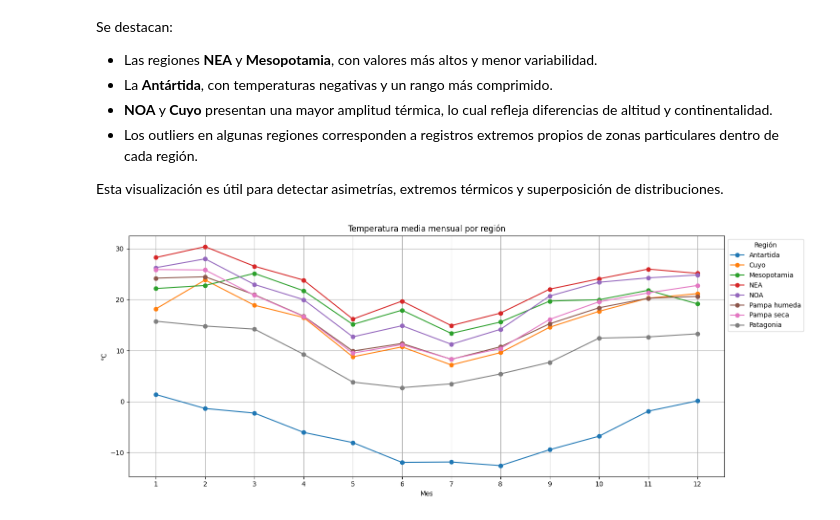
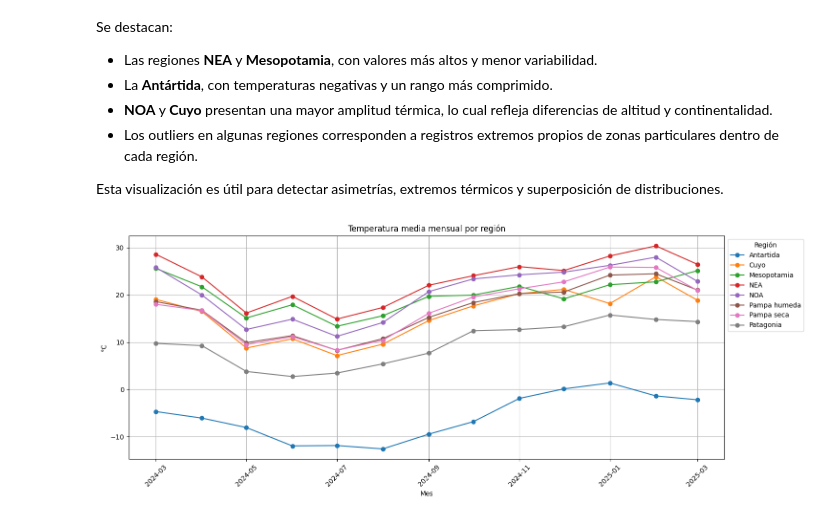
Before and after one commit to jFet1/AdD-TP, a Jupyter notebook: trabajo_practico_integrador_parte1.ipynb, the cells around one changed output. Cells and saved outputs as stored; diff of their text form; code cells hidden in the pictures.

```diff
--- a/trabajo_practico_integrador_parte1.ipynb
+++ b/trabajo_practico_integrador_parte1.ipynb
@@ -511,14 +248,0 @@ La limpieza realizada garantiza que los datos estén en formato coherente y list
-# %%
-# Agregar columna auxiliar del mes
-df_ly['MES'] = df_ly['FECHA'].dt.month
-
-# Imputación en dos pasos: mensual por estación → anual por estación
-for col in ['TMAX', 'TMIN']:
-    # Paso 1: promedio mensual por estación
-    df_ly[col] = df_ly.groupby(['NOMBRE', 'MES'])[col].transform(lambda x: x.fillna(x.mean()))
-    # paso filtrar knn
-    # Paso 2: si aún quedan NaNs, usar promedio anual por estación
-    df_ly[col] = df_ly.groupby('NOMBRE')[col].transform(lambda x: x.fillna(x.mean()))
-
-
-msno.matrix(df_ly);
@@ -793,25 +371,31 @@ El boxplot permite observar la dispersión de las temperaturas medias registrada
 
 Esta visualización es útil para detectar asimetrías, extremos térmicos y superposición de distribuciones.
 # %%
-# Agrupar por mes y región
-mensual = df_ly.groupby(['REGION', 'mes'])['TEMP_MEDIA'].mean().reset_index()
+# Agrupar por mes (como periodo de tiempo) y región directamente
+mensual = (
+    df_ly
+    .groupby([df_ly['FECHA'].dt.to_period('M').dt.to_timestamp(), 'REGION'])['TEMP_MEDIA']
+    .mean()
+    .reset_index()
+    .rename(columns={'FECHA': 'AÑO_MES'})
+)
 
 # Graficar
 plt.figure(figsize=(15, 6))
-for region in sorted(df_ly['REGION'].dropna().unique()):
+for region in sorted(mensual['REGION'].unique()):
     datos = mensual[mensual['REGION'] == region]
-    plt.plot(datos['mes'], datos['TEMP_MEDIA'], marker='o', label=region)
+    plt.plot(datos['AÑO_MES'], datos['TEMP_MEDIA'], marker='o', label=region)
 
 plt.title('Temperatura media mensual por región')
 plt.xlabel('Mes')
 plt.ylabel('°C')
-plt.xticks(range(1, 13))
 plt.grid(True)
+plt.xticks(rotation=45)
 plt.legend(loc='upper left', bbox_to_anchor=(1, 1), title='Región')
 plt.tight_layout()
 plt.show()
 # %% [output]
-[figure, old version]
+[figure, new version]
 # %% [markdown]
 Evolución mensual de temperatura media por región
 
```
Also changed, not shown: parts of 56 cells of this notebook, 1 other file.
